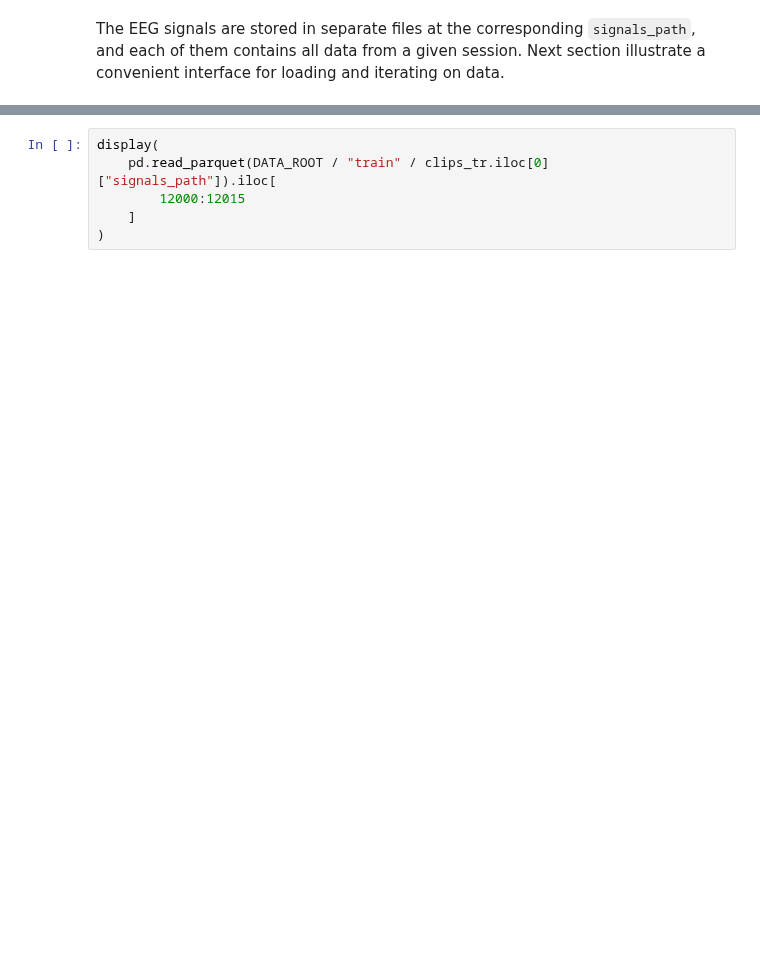
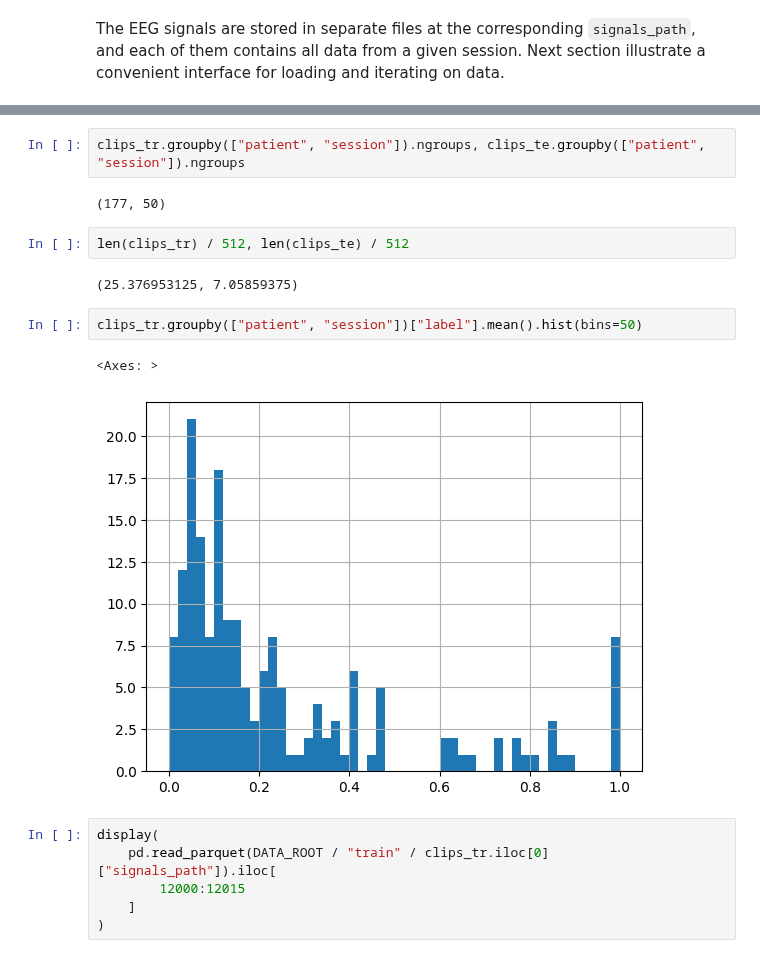
Before and after one commit to brygotti/nml-project-25, a Jupyter notebook: example_bryan.ipynb, the cells around one changed output, grey strips where cells are left out. Saved outputs shown, nothing was run; the diff lists cells and outputs as text; blank space fills up the shorter version.

```diff
--- a/example_bryan.ipynb
+++ b/example_bryan.ipynb
@@ -73,3 +101,16 @@ The EEG signals are stored in separate files at the corresponding `signals_path`
+# %%
+clips_tr.groupby(["patient", "session"]).ngroups, clips_te.groupby(["patient", "session"]).ngroups
+# %% [output]
+(177, 50)
+# %%
+len(clips_tr) / 512, len(clips_te) / 512
+# %% [output]
+(25.376953125, 7.05859375)
+# %%
+clips_tr.groupby(["patient", "session"])["label"].mean().hist(bins=50)
+# %% [output]
+<Axes: >
+[figure, added]
 # %%
 display(
     pd.read_parquet(DATA_ROOT / "train" / clips_tr.iloc[0]["signals_path"]).iloc[
```
Also changed, not shown: parts of 9 cells of this notebook.
